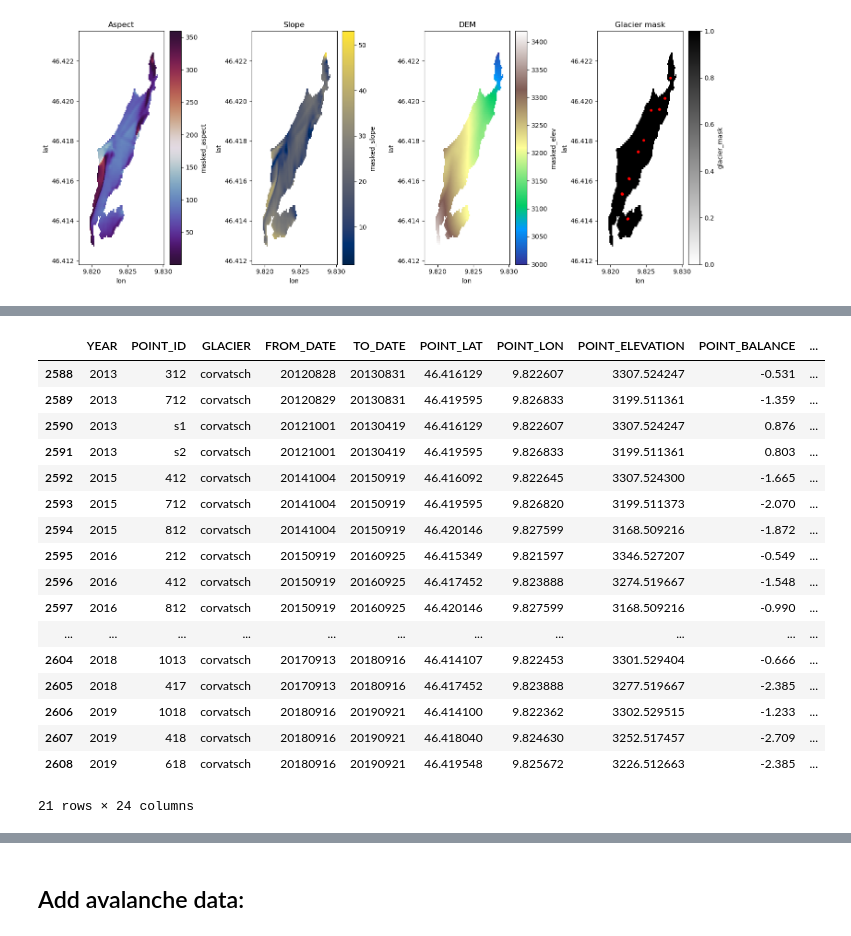
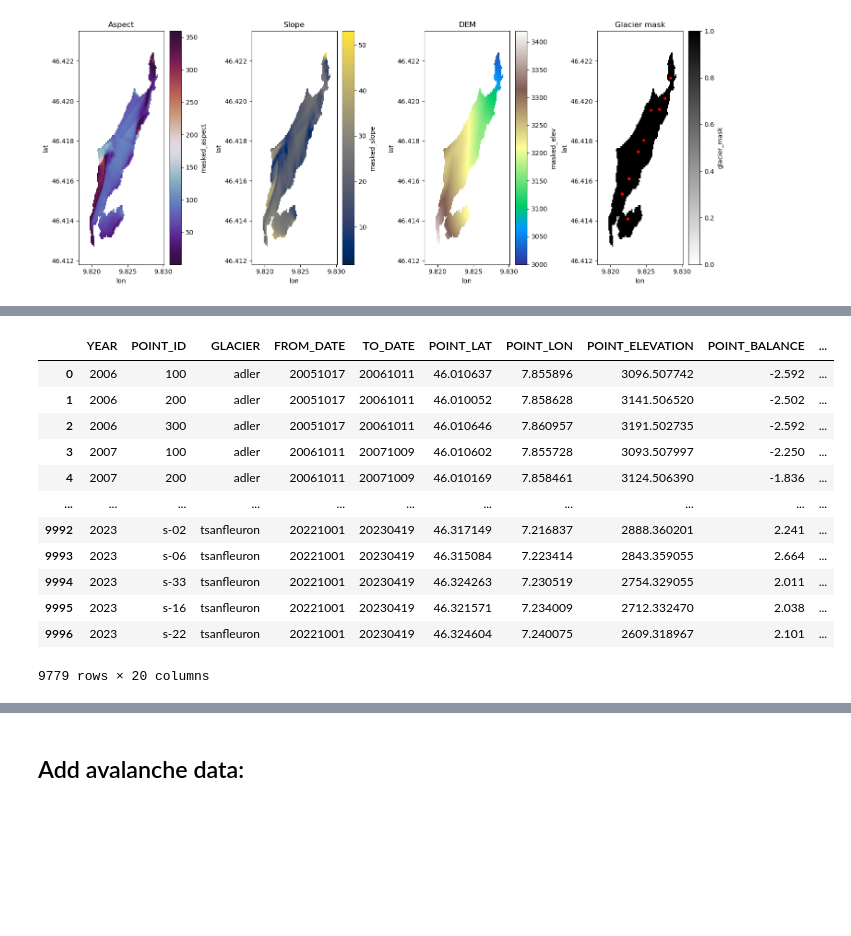
Before and after one commit to ODINN-SciML/MassBalanceMachine, a Jupyter notebook: regions/Switzerland/1.2. OGGM-datapulling.ipynb, the cells around one changed output, grey strips where cells are left out. Saved outputs shown, nothing was run; the diff lists cells and outputs as text; code cells hidden in the pictures; blank space fills up the shorter version.

Commit message:
Add SGI data to input

```diff
--- a/regions/Switzerland/1.2. OGGM-datapulling.ipynb
+++ b/regions/Switzerland/1.2. OGGM-datapulling.ipynb
@@ -206,20 +219,22 @@ df_pmb.head(3)
 # %% [markdown]
 ## Add SGI data:
+# %%
+df_pmb = pd.read_csv(path_PMB_GLAMOS_csv + f'CH_wgms_dataset_{DF_TYPE}.csv')
 # %%
 # Example
+path_SGI_topo = '../../../data/GLAMOS/topo/SGI2020/'
 i = 0
-# Get info of that sample:
 GlacierName = 'corvatsch'
 df_pmb_gl = df_pmb[df_pmb.GLACIER == GlacierName]
 
 stake_coordinates = df_pmb_gl[['POINT_LON', 'POINT_LAT']].values
-# for i in range(len(df_pmb_gl)):
-RGI, YEAR, GLACIER = df_pmb_gl.iloc[i].RGIId, df_pmb_gl.iloc[i].YEAR, df_pmb_gl.iloc[i].GLACIER
+RGI, YEAR, GLACIER = df_pmb_gl.iloc[i].RGIId, df_pmb_gl.iloc[
+    i].YEAR, df_pmb_gl.iloc[i].GLACIER
 POINT_LAT, POINT_LON = df_pmb_gl.iloc[i].POINT_LAT, df_pmb_gl.iloc[i].POINT_LON
 
 # Open SGI grid:
-path_SGI_topo = '../../../data/GLAMOS/topo/SGI2020/'
-ds_sgi = xr.open_dataset(path_SGI_topo + 'xr_masked_grids/'+f'{GlacierName}.nc')
+ds_sgi = xr.open_dataset(path_SGI_topo + 'xr_masked_grids/' +
+                         f'{GlacierName}.nc')
 
 stake = ds_sgi.sel(lon=POINT_LON, lat=POINT_LAT, method="nearest")
 
@@ -229,9 +244,7 @@ ds_sgi.masked_aspect.plot(ax=axs[0], cmap='twilight_shifted')
 ds_sgi.masked_slope.plot(ax=axs[1], cmap='cividis')
 ds_sgi.masked_elev.plot(ax=axs[2], cmap='terrain')
 ds_sgi.glacier_mask.plot(ax=axs[3], cmap='binary')
-
 axs[3].scatter(stake_coordinates[:, 0], stake_coordinates[:, 1], c='r', s=10)
-
 axs[0].set_title("Aspect")
 axs[1].set_title("Slope")
 axs[2].set_title("DEM")
@@ -240,26 +253,36 @@ plt.tight_layout()
 # %% [output]
 [figure]
 # %%
-# variables of interest from oggm
-GlacierName = 'corvatsch'
-df_pmb_gl = df_pmb[df_pmb.GLACIER == GlacierName]
-
+path_SGI_topo = '../../../data/GLAMOS/topo/SGI2020/'
 voi = [
-    "masked_aspect", "masked_slope", "masked_elev",
+    "masked_aspect",
+    "masked_slope",
+    "masked_elev",
 ]
+fully_processed = [
+    re.split('.nc', f)[0]
+    for f in os.listdir(path_SGI_topo + 'xr_masked_grids/')
+]
+# filter df_pmb for fully processed glaciers
+df_pmb_filtered = df_pmb[df_pmb.GLACIER.isin(fully_processed)]
 
 # Initialise empty:
 for var in voi:
-    df_pmb_gl[var] = np.nan
+    df_pmb_filtered[var] = np.nan
 
-for i, row in df_pmb_gl.iterrows():
+for i, row in tqdm(df_pmb_filtered.iterrows(),
+                   total=df_pmb_filtered.shape[0],
+                   desc='rows'):
+    glacierName = row.GLACIER
+
     stake_coordinates = row[['POINT_LON', 'POINT_LAT']].values
     RGI, YEAR, GLACIER = row.RGIId, row.YEAR, row.GLACIER
     POINT_LAT, POINT_LON = row.POINT_LAT, row.POINT_LON
 
     # Open SGI grid:
     path_SGI_topo = '../../../data/GLAMOS/topo/SGI2020/'
-    ds_sgi = xr.open_dataset(path_SGI_topo + 'xr_masked_grids/'+f'{GlacierName}.nc')
+    ds_sgi = xr.open_dataset(path_SGI_topo + 'xr_masked_grids/' +
+                             f'{glacierName}.nc')
 
     stake = ds_sgi.sel(lon=POINT_LON, lat=POINT_LAT, method="nearest")
 
@@ -268,8 +291,17 @@ for i, row in df_pmb_gl.iterrows():
     stake_var_df = stake_var.to_pandas()
 
     for var in stake_var_df.index:
-        df_pmb_gl.loc[i, var] = stake_var_df.loc[var]
-df_pmb_gl
+        df_pmb_filtered.loc[i, var] = stake_var_df.loc[var]
+
+# rename columns
+df_pmb_filtered.rename(columns={
+    'masked_aspect': 'aspect_sgi',
+    'masked_slope': 'slope_sgi',
+    'masked_elev': 'topo_sgi'
+},
+                       inplace=True)
+
+df_pmb_filtered.head()
 # %% [output]
 A value is trying to be set on a copy of a slice from a DataFrame.
 Try using .loc[row_indexer,col_indexer] = value instead
@@ -279,18 +325,13 @@ See the caveats in the documentation: https://pandas.pydata.org/pandas-docs/stab
 |  | YEAR | POINT_ID | GLACIER | FROM_DATE | TO_DATE | POINT_LAT | POINT_LON | POINT_ELEVATION | POINT_BALANCE | ... |
-| 2588 | 2013 | 312 | corvatsch | 20120828 | 20130831 | 46.416129 | 9.822607 | 3307.524247 | -0.531 | ... |
-| 2589 | 2013 | 712 | corvatsch | 20120829 | 20130831 | 46.419595 | 9.826833 | 3199.511361 | -1.359 | ... |
-| 2590 | 2013 | s1 | corvatsch | 20121001 | 20130419 | 46.416129 | 9.822607 | 3307.524247 | 0.876 | ... |
-| 2591 | 2013 | s2 | corvatsch | 20121001 | 20130419 | 46.419595 | 9.826833 | 3199.511361 | 0.803 | ... |
-| 2592 | 2015 | 412 | corvatsch | 20141004 | 20150919 | 46.416092 | 9.822645 | 3307.524300 | -1.665 | ... |
-| 2593 | 2015 | 712 | corvatsch | 20141004 | 20150919 | 46.419595 | 9.826820 | 3199.511373 | -2.070 | ... |
-| 2594 | 2015 | 812 | corvatsch | 20141004 | 20150919 | 46.420146 | 9.827599 | 3168.509216 | -1.872 | ... |
-| 2595 | 2016 | 212 | corvatsch | 20150919 | 20160925 | 46.415349 | 9.821597 | 3346.527207 | -0.549 | ... |
-| 2596 | 2016 | 412 | corvatsch | 20150919 | 20160925 | 46.417452 | 9.823888 | 3274.519667 | -1.548 | ... |
-| 2597 | 2016 | 812 | corvatsch | 20150919 | 20160925 | 46.420146 | 9.827599 | 3168.509216 | -0.990 | ... |
+| 0 | 2006 | 100 | adler | 20051017 | 20061011 | 46.010637 | 7.855896 | 3096.507742 | -2.592 | ... |
+| 1 | 2006 | 200 | adler | 20051017 | 20061011 | 46.010052 | 7.858628 | 3141.506520 | -2.502 | ... |
+| 2 | 2006 | 300 | adler | 20051017 | 20061011 | 46.010646 | 7.860957 | 3191.502735 | -2.592 | ... |
+| 3 | 2007 | 100 | adler | 20061011 | 20071009 | 46.010602 | 7.855728 | 3093.507997 | -2.250 | ... |
+| 4 | 2007 | 200 | adler | 20061011 | 20071009 | 46.010169 | 7.858461 | 3124.506390 | -1.836 | ... |
 | ... | ... | ... | ... | ... | ... | ... | ... | ... | ... | ... |
-| 2604 | 2018 | 1013 | corvatsch | 20170913 | 20180916 | 46.414107 | 9.822453 | 3301.529404 | -0.666 | ... |
-| 2605 | 2018 | 417 | corvatsch | 20170913 | 20180916 | 46.417452 | 9.823888 | 3277.519667 | -2.385 | ... |
-| 2606 | 2019 | 1018 | corvatsch | 20180916 | 20190921 | 46.414100 | 9.822362 | 3302.529515 | -1.233 | ... |
-| 2607 | 2019 | 418 | corvatsch | 20180916 | 20190921 | 46.418040 | 9.824630 | 3252.517457 | -2.709 | ... |
-| 2608 | 2019 | 618 | corvatsch | 20180916 | 20190921 | 46.419548 | 9.825672 | 3226.512663 | -2.385 | ... |
+| 9992 | 2023 | s-02 | tsanfleuron | 20221001 | 20230419 | 46.317149 | 7.216837 | 2888.360201 | 2.241 | ... |
+| 9993 | 2023 | s-06 | tsanfleuron | 20221001 | 20230419 | 46.315084 | 7.223414 | 2843.359055 | 2.664 | ... |
+| 9994 | 2023 | s-33 | tsanfleuron | 20221001 | 20230419 | 46.324263 | 7.230519 | 2754.329055 | 2.011 | ... |
+| 9995 | 2023 | s-16 | tsanfleuron | 20221001 | 20230419 | 46.321571 | 7.234009 | 2712.332470 | 2.038 | ... |
+| 9996 | 2023 | s-22 | tsanfleuron | 20221001 | 20230419 | 46.324604 | 7.240075 | 2609.318967 | 2.101 | ... |
-21 rows × 24 columns
+9779 rows × 20 columns
```
Also changed, not shown: parts of 13 cells of this notebook.
